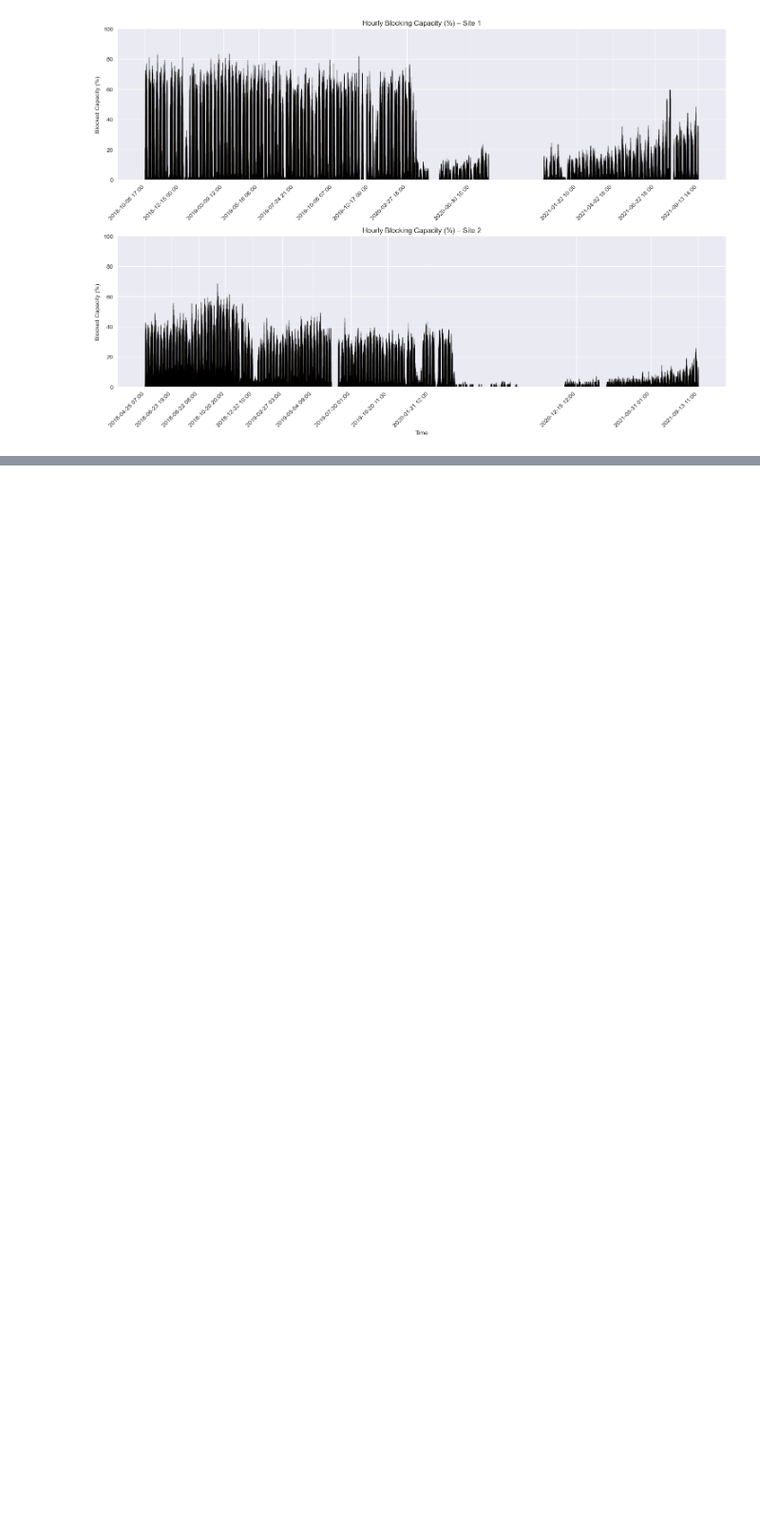
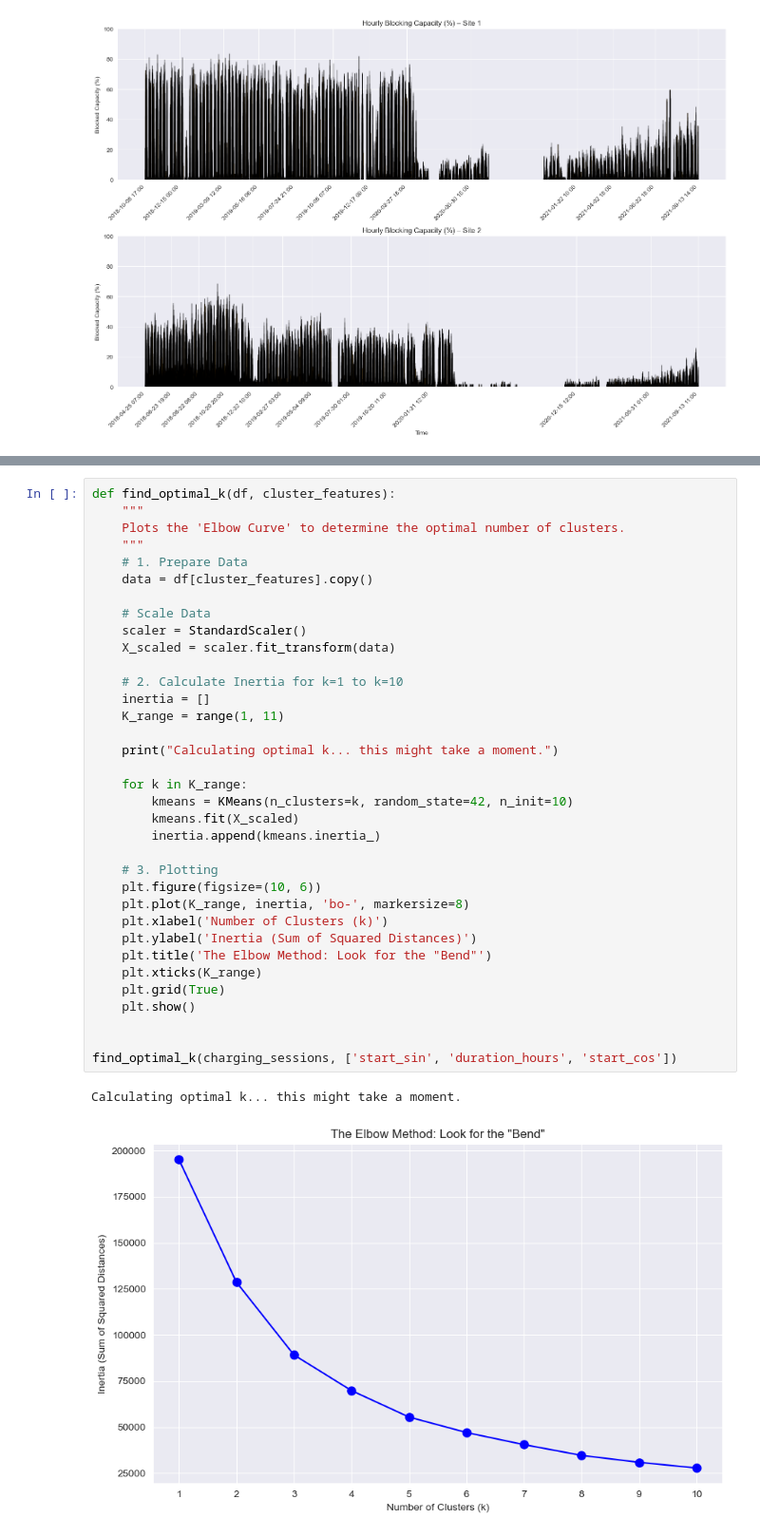
Before and after one commit to dfd0430/wiso, a Jupyter notebook: main.ipynb, the cells around one changed output, grey strips where cells are left out. Shown at 95% size. Drawn from its saved outputs; the diff is of its cells as text; blank space fills up the shorter version.

```diff
--- a/main.ipynb
+++ b/main.ipynb
@@ -373,0 +442,38 @@ percentage of charging sessions on weekends for site 2: 0.15308201732042792
+# %%
+def find_optimal_k(df, cluster_features):
+    """
+    Plots the 'Elbow Curve' to determine the optimal number of clusters.
+    """
+    # 1. Prepare Data
+    data = df[cluster_features].copy()
+
+    # Scale Data
+    scaler = StandardScaler()
+    X_scaled = scaler.fit_transform(data)
+
+    # 2. Calculate Inertia for k=1 to k=10
+    inertia = []
+    K_range = range(1, 11)
+
+    print("Calculating optimal k... this might take a moment.")
+
+    for k in K_range:
+        kmeans = KMeans(n_clusters=k, random_state=42, n_init=10)
+        kmeans.fit(X_scaled)
+        inertia.append(kmeans.inertia_)
+
+    # 3. Plotting
+    plt.figure(figsize=(10, 6))
+    plt.plot(K_range, inertia, 'bo-', markersize=8)
+    plt.xlabel('Number of Clusters (k)')
+    plt.ylabel('Inertia (Sum of Squared Distances)')
+    plt.title('The Elbow Method: Look for the "Bend"')
+    plt.xticks(K_range)
+    plt.grid(True)
+    plt.show()
+
+
+find_optimal_k(charging_sessions, ['start_sin', 'duration_hours', 'start_cos'])
+# %% [output]
+Calculating optimal k... this might take a moment.
+[figure, added]
```
Also changed, not shown: parts of 8 cells of this notebook.
